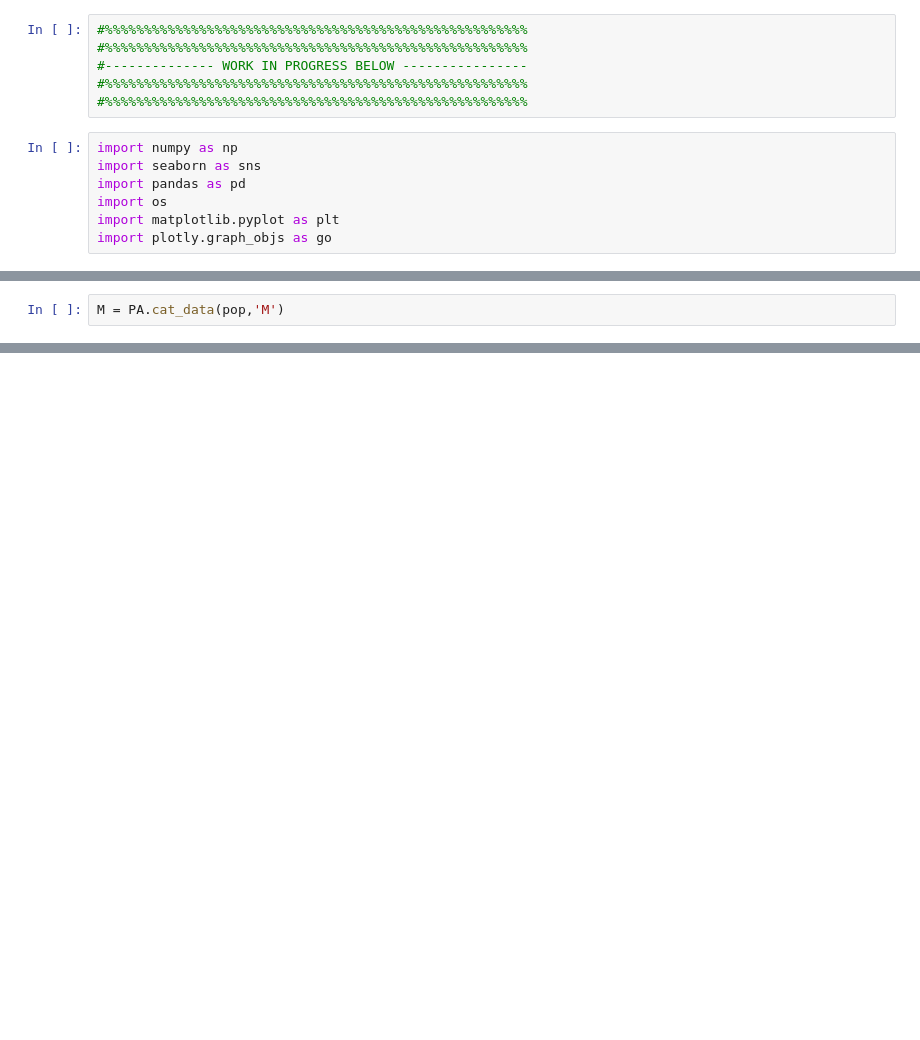
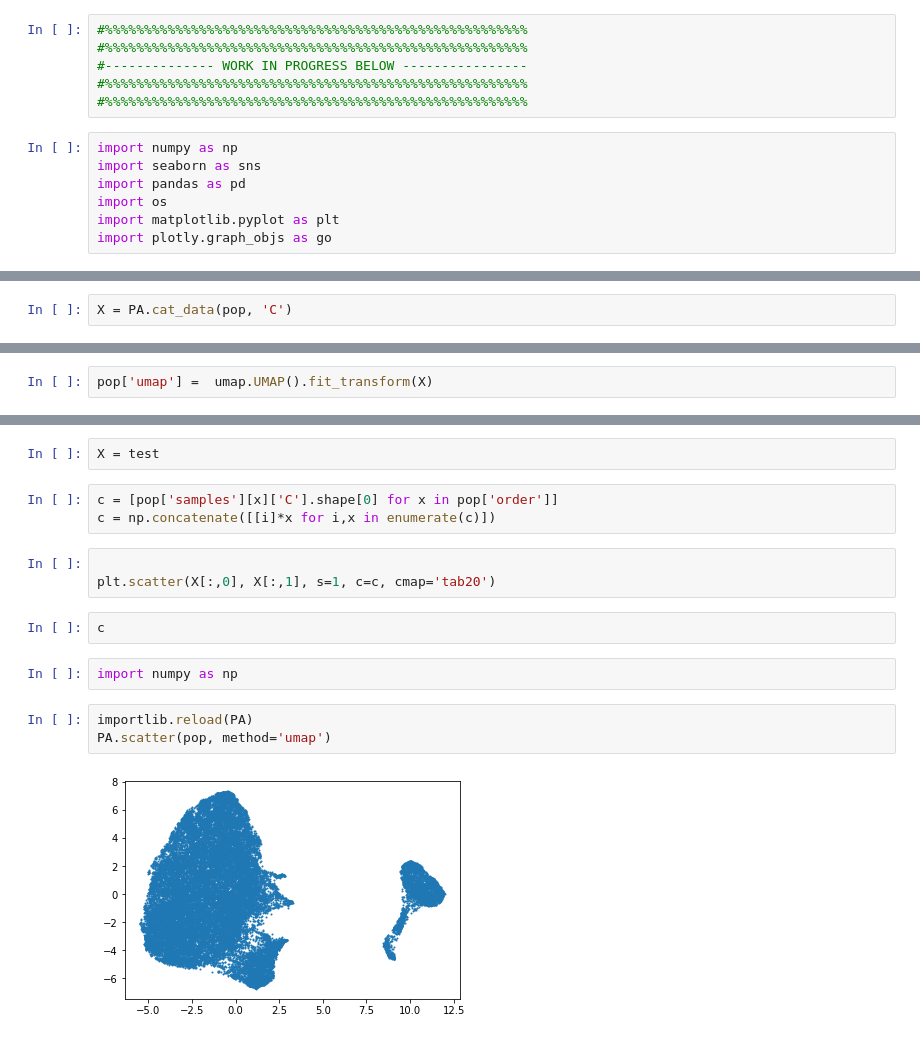
Before and after one commit to thomsonlab/popalign, a Jupyter notebook: examples/popalign.ipynb, the cells around one changed output, grey strips where cells are left out. Saved outputs shown, nothing was run; the diff lists cells and outputs as text; blank space fills up the shorter version.

```diff
--- a/examples/popalign.ipynb
+++ b/examples/popalign.ipynb
@@ -252,2 +249,2 @@ M.max()
 # %%
-M = PA.cat_data(pop,'M')
+X = PA.cat_data(pop, 'C')
@@ -275,0 +251,2 @@ maxs.flatten().max()
+# %%
+pop['umap'] =  umap.UMAP().fit_transform(X)
@@ -275,0 +255,17 @@ maxs.flatten().max()
+# %%
+X = test
+# %%
+c = [pop['samples'][x]['C'].shape[0] for x in pop['order']]
+c = np.concatenate([[i]*x for i,x in enumerate(c)])
+# %%
+
+plt.scatter(X[:,0], X[:,1], s=1, c=c, cmap='tab20')
+# %%
+c
+# %%
+import numpy as np
+# %%
+importlib.reload(PA)
+PA.scatter(pop, method='umap')
+# %% [output]
+[figure, added]
```
Also changed, not shown: parts of 17 cells of this notebook, 3 other files.
